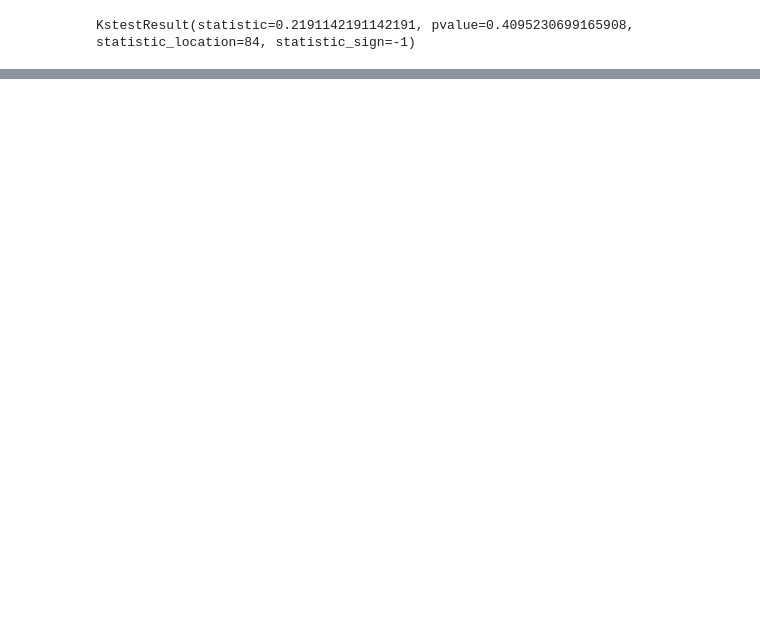
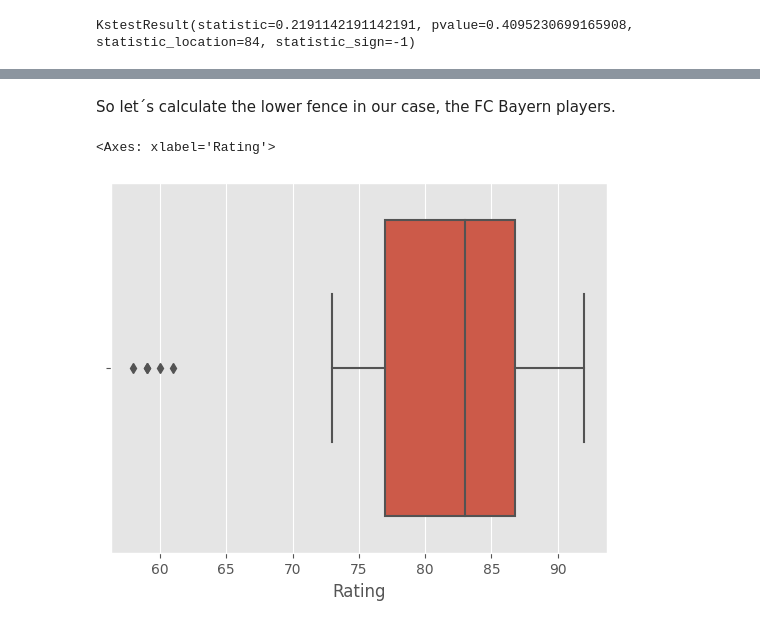
Before and after one commit to josefernandezest98/training, a Jupyter notebook: PySpark_Training/pyspark_training_notebook.ipynb, the cells around one changed output, grey strips where cells are left out. Drawn from its saved outputs; the diff is of its cells as text; code cells hidden in the pictures; blank space fills up the shorter version.

```diff
--- a/PySpark_Training/pyspark_training_notebook.ipynb
+++ b/PySpark_Training/pyspark_training_notebook.ipynb
@@ -695,0 +714,7 @@ KstestResult(statistic=0.2191142191142191, pvalue=0.4095230699165908, statistic_
+# %% [markdown]
+So let´s calculate the lower fence in our case, the FC Bayern players.
+# %%
+sns.boxplot(x=fc_bayern_df['Rating'])
+# %% [output]
+<Axes: xlabel='Rating'>
+[figure, added]
```
Also changed, not shown: parts of 14 cells of this notebook.
